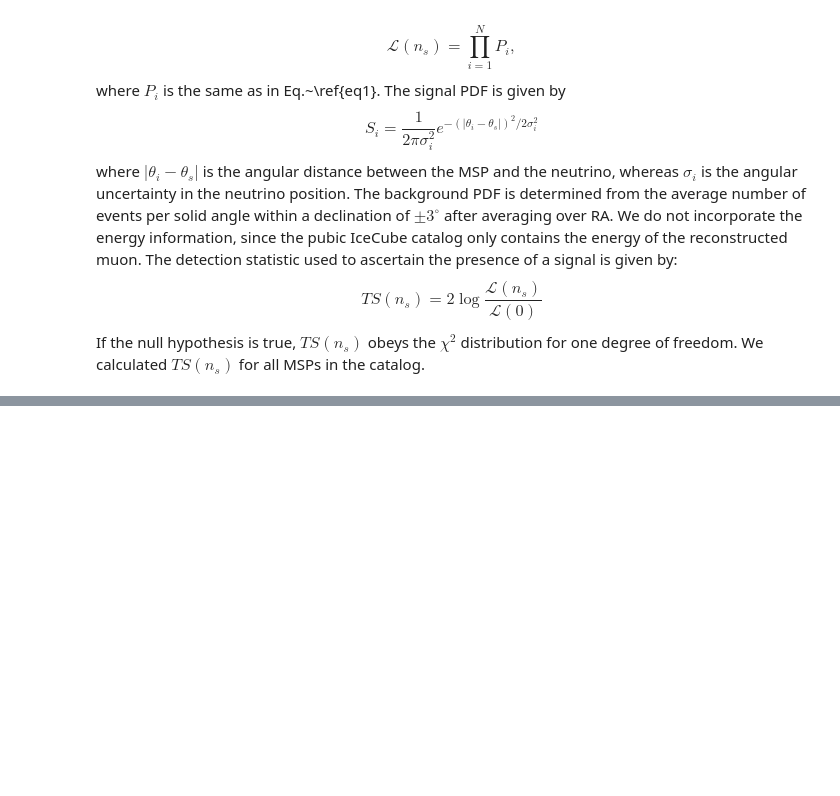
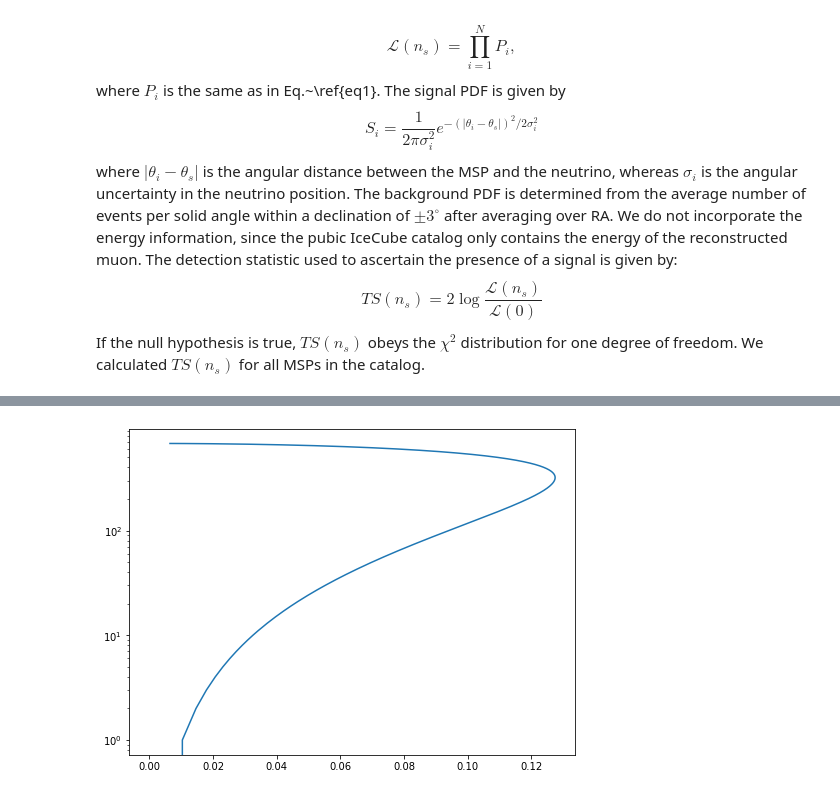
Before and after one commit to DarkWake9/Project-IceCube-Legacy, a Jupyter notebook: task4/task4nonvectorized.ipynb, the cells around one changed output, grey strips where cells are left out. Drawn from its saved outputs; the diff is of its cells as text; code cells hidden in the pictures; blank space fills up the shorter version.

```diff
--- a/task4/task4nonvectorized.ipynb
+++ b/task4/task4nonvectorized.ipynb
@@ -554,5 +446,7 @@ TS (n_s) = 2 \log \frac{\mathcal{L} (n_s)}{\mathcal{L} (0)}
 # %%
 plt.figure(figsize=(8,6))
 plt.yscale('log')
-plt.plot(list(ts), list(ns))
+plt.plot( np.sqrt(ts),range(0, 1000))
 plt.show()
+# %% [output]
+[figure, added]
```
Also changed, not shown: parts of 59 cells of this notebook, 1 other file.
